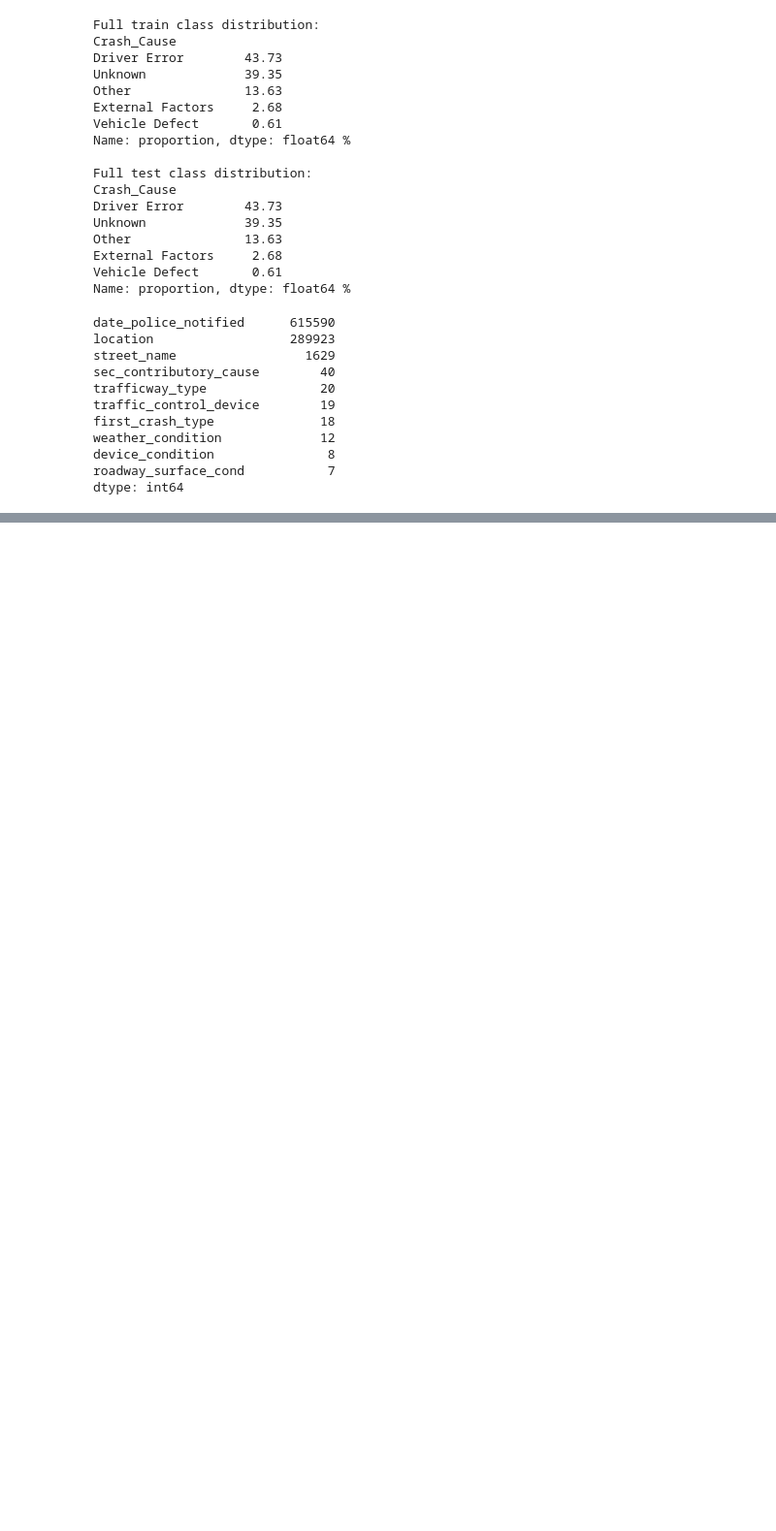
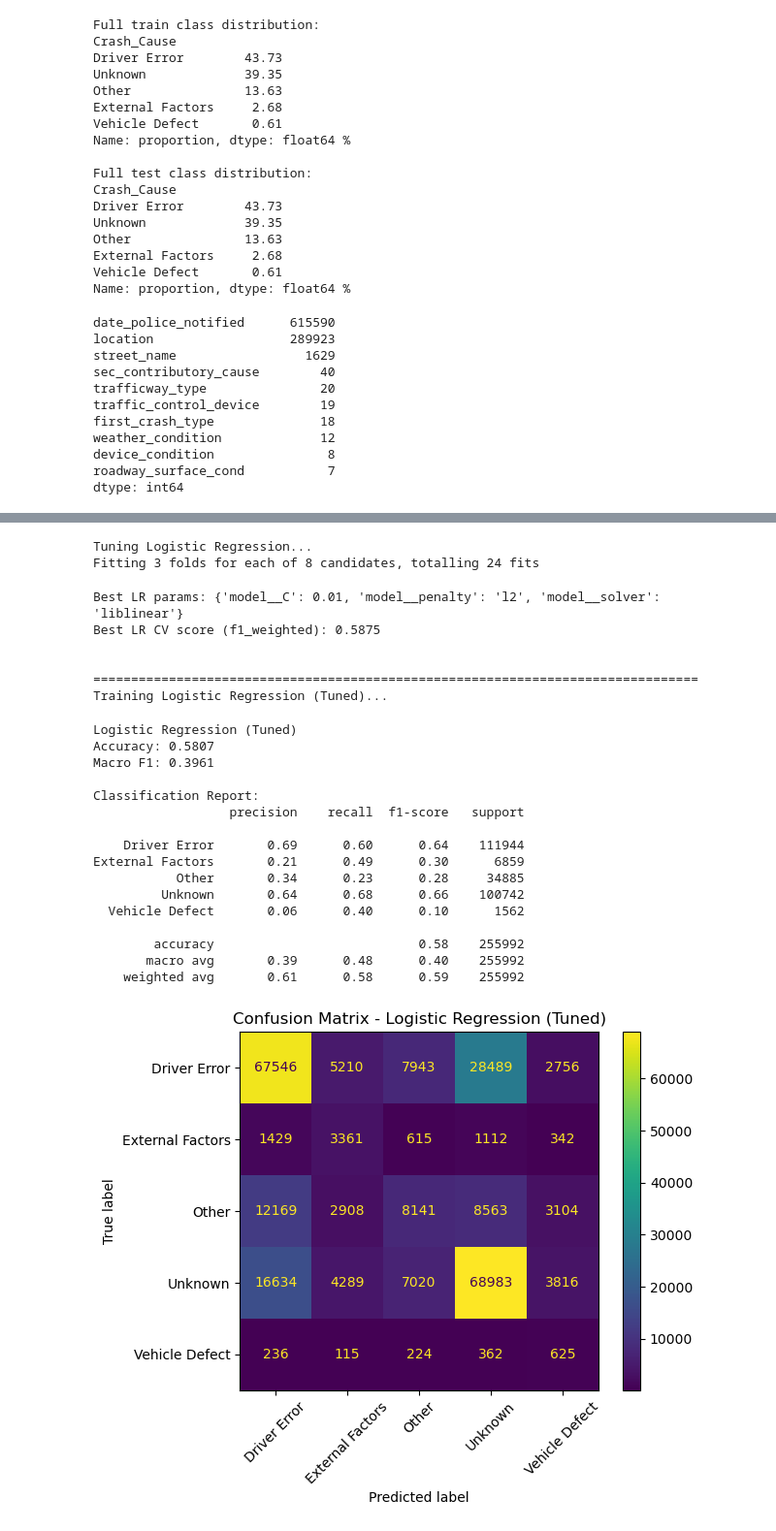
Before and after one commit to hellenmureithi/Phase_4_project, a Jupyter notebook: Notebooks/fiona.ipynb, the cells around one changed output, grey strips where cells are left out. Shown at 97% size. Saved outputs shown, nothing was run; the diff lists cells and outputs as text; code cells hidden in the pictures; blank space fills up the shorter version.

```diff
--- a/Notebooks/fiona.ipynb
+++ b/Notebooks/fiona.ipynb
@@ -435,0 +506,43 @@ dtype: int64
+# %%
+
+print("Tuning Logistic Regression...")
+lr_search = GridSearchCV(
+    logreg_pipe,
+    param_grid=lr_param_grid,
+    cv=cv,
+    scoring=scoring,
+    n_jobs=n_jobs,
+    verbose=1
+)
+lr_search.fit(X_train, y_train)
+
+print("Best LR params:", lr_search.best_params_)
+print(f"Best LR CV score ({scoring}): {lr_search.best_score_:.4f}\n")
+
+results.append(evaluate("Logistic Regression (Tuned)", lr_search.best_estimator_))
+# %% [output]
+Tuning Logistic Regression...
+Fitting 3 folds for each of 8 candidates, totalling 24 fits
+Best LR params: {'model__C': 0.01, 'model__penalty': 'l2', 'model__solver': 'liblinear'}
+Best LR CV score (f1_weighted): 0.5875
+
+
+================================================================================
+Training Logistic Regression (Tuned)...
+Logistic Regression (Tuned)
+Accuracy: 0.5807
+Macro F1: 0.3961
+
+Classification Report:
+                  precision    recall  f1-score   support
+
+    Driver Error       0.69      0.60      0.64    111944
+External Factors       0.21      0.49      0.30      6859
+           Other       0.34      0.23      0.28     34885
+         Unknown       0.64      0.68      0.66    100742
+  Vehicle Defect       0.06      0.40      0.10      1562
+
+        accuracy                           0.58    255992
+       macro avg       0.39      0.48      0.40    255992
+    weighted avg       0.61      0.58      0.59    255992
+[figure, added]
```
Also changed, not shown: parts of 7 cells of this notebook.
